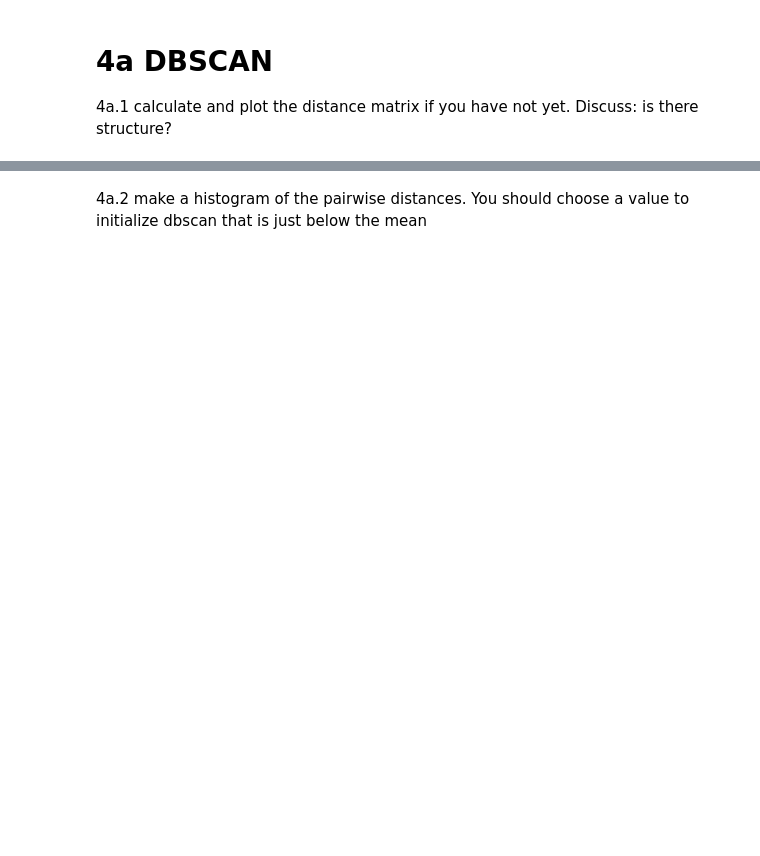
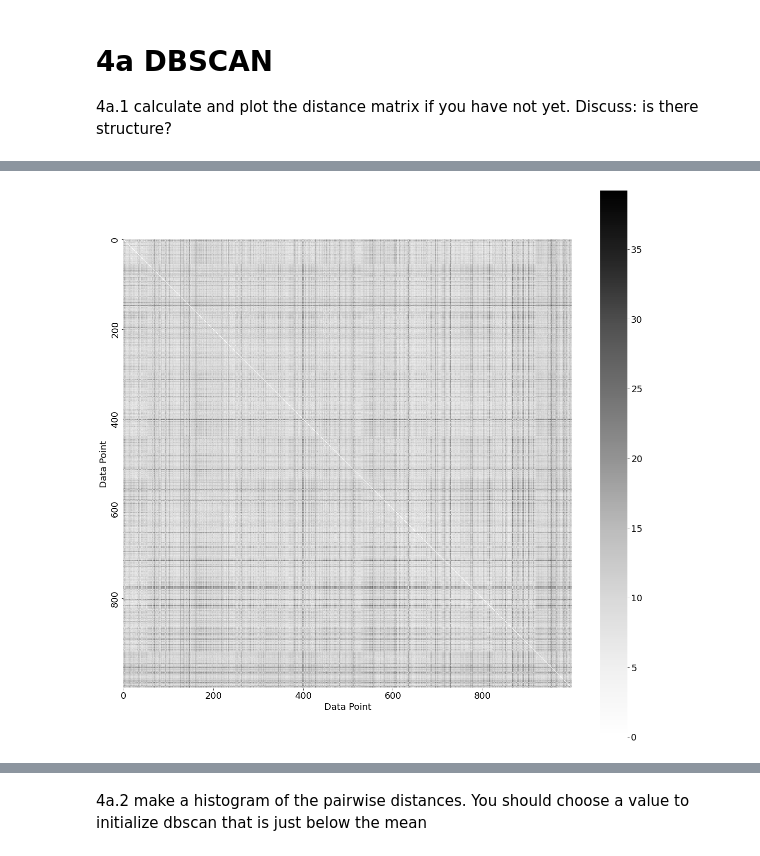
Before and after one commit to bflaggs/DSPS_BFlaggs, a Jupyter notebook: HW7/ClusteringGenes.ipynb, the cells around one changed output, grey strips where cells are left out. Saved outputs shown, nothing was run; the diff lists cells and outputs as text; code cells hidden in the pictures; blank space fills up the shorter version.

```diff
--- a/HW7/ClusteringGenes.ipynb
+++ b/HW7/ClusteringGenes.ipynb
@@ -245,0 +288,10 @@ ideally you should be able to isolate the little islands, like the one on the le
+# %%
+# Plot a subset because looking at an array this big is stupid
+f, ax = plt.subplots(figsize=(20, 20))
+ax = sns.heatmap(distMatrix[1000:2000,1000:2000],cmap='Greys',xticklabels=200,
+                 yticklabels=200,square=True)
+
+ax.set_xlabel("Data Point")
+ax.set_ylabel("Data Point");
+# %% [output]
+[figure, added]
```
Also changed, not shown: parts of 55 cells of this notebook.
